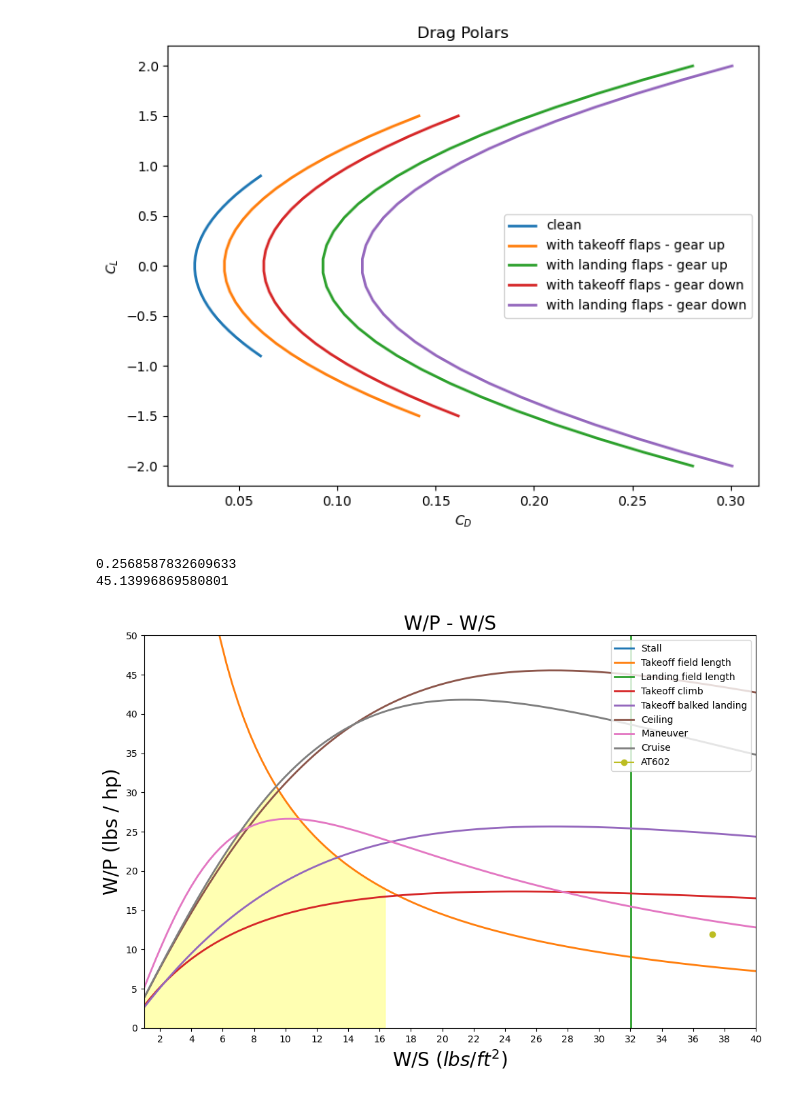
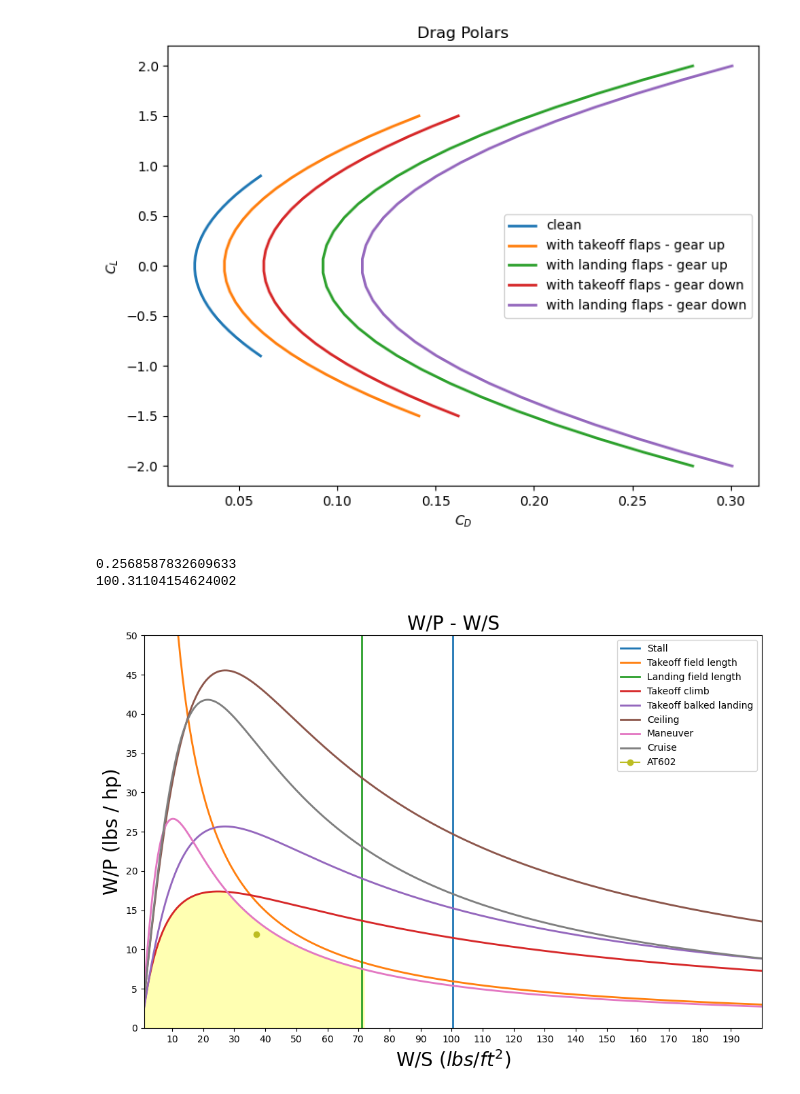
Before and after one commit to VaishnaviK003/Group9-EAE-130-A-B-UCDavis-2025-GatewayToBlueSkies, a Jupyter notebook: power_loading_wing_loading_AT602.ipynb, the cells around one changed output. Cells and saved outputs as stored; diff of their text form; code cells hidden in the pictures.

```diff
--- a/power_loading_wing_loading_AT602.ipynb
+++ b/power_loading_wing_loading_AT602.ipynb
@@ -102,9 +102,9 @@ V = 172 * 1.688 #float(input("Enter the maximum velocity (ft/s): ")) # Raymer's
 
 # Stall - Metabook pg. 31 & from lec 07 slide 17
 rho = 0.00238 # slugs/ft^3 - rho is the seal level standard value - Raymer's pg. 131
-cL_max_takeoff = 1.7 # CHECK #float(input("Enter the cL_max of the wing: ")) #Needs to be approximated based on historical data
-cL_max_cruise = 1.6 # CHECK
-cL_max_landing = 1.8 # CHECK
+cL_max_takeoff = 3.5 # CHECK #float(input("Enter the cL_max of the wing: ")) #Needs to be approximated based on historical data
+cL_max_cruise = 3.8 # CHECK
+cL_max_landing = 4 # CHECK
 V_stall = 86 * 1.688# ft/s approximation - stall speed of a small aircraft # math.sqrt((2 * W_0) / (rho * S_ref * cL_max)) #float(input("Enter the stall velocity (ft/s): "))
 WS_stall = (1/2) * (rho) * (V_stall)**2 * cL_max_landing
 
@@ -230,36 +230,36 @@ plt.plot(WS, (1/power_weight_ratio_climb_takeoff4), label='Takeoff balked landin
 #plt.plot(WS, (1/power_weight_ratio_ceiling1), label='Ceiling Min', linestyle='-', linewidth=2)
 plt.plot(WS, (1/power_weight_ratio_ceiling2), label='Ceiling', linestyle='-', linewidth=2)
 #plt.plot(WS, (1/power_weight_ratio_maneuver), label='Maneuver Min', linestyle='-', linewidth=2)
 plt.plot(WS, (1/power_weight_ratio_maneuver2), label='Maneuver', linestyle='-', linewidth=2)
 plt.plot(WS, (1/power_weight_ratio_cruise), label='Cruise', linestyle='-', linewidth=2)
 #plt.plot(WS_Ipanema, power_loading_Ipanema, label='Ipanema', marker="o")
 #plt.plot(WS_AT502B, power_loading_AT502B, label='AT502B', marker="o")
 plt.plot(WS_AT602, power_loading_AT602, label='AT602', marker="o")
 #plt.plot(12.2, 20, label='design', marker="o")
 
 # Shading the region
-y4 = math.minimum((1/power_weight_ratio_cruise), (1/power_weight_ratio_takeoff))
-plt.fill_between((WS[:42]), 0, y4[:42], color='yellow', alpha=0.3)
+y4 = math.minimum((1/power_weight_ratio_climb_takeoff2), (1/power_weight_ratio_maneuver2))
+plt.fill_between((WS[:190]), 0, y4[:190], color='yellow', alpha=0.3)
 
 plt.ylim(0, 50)
-plt.xlim(1,40)
+plt.xlim(1,200)
 plt.yticks(math.arange(0, 55, step=5))
-plt.xticks(math.arange(2, 41, step=2))
+plt.xticks(math.arange(10, 200, step=10))
 plt.legend(loc='upper right', bbox_to_anchor=(1, 1))
 plt.tight_layout()
 plt.show()
 # %% [output]
 0.027589109636546226
 0.04133894625763515
 0.042589109636546225
 0.04400597504845032
 0.09258910963654624
 0.047040869879377924
 0.06258910963654622
 0.04400597504845032
 0.11258910963654624
 0.047040869879377924
 [figure]
 0.2568587832609633
-45.13996869580801
+100.31104154624002
-[figure, old version]
+[figure, new version]
```
